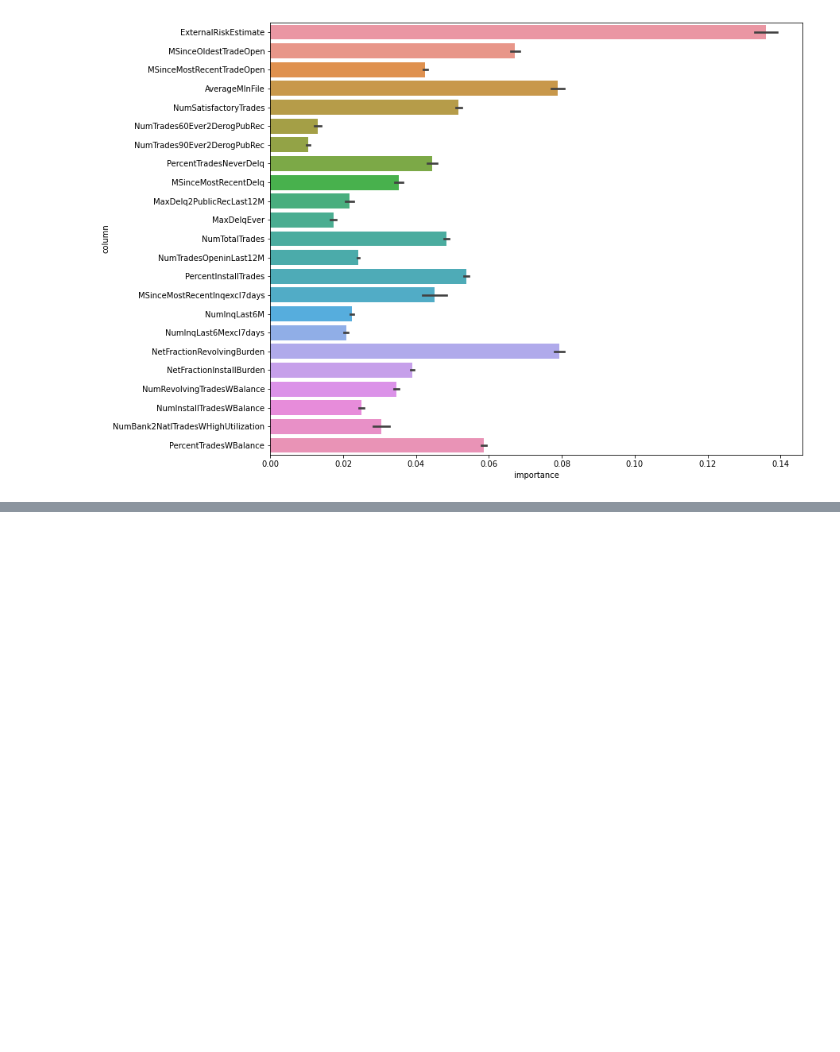
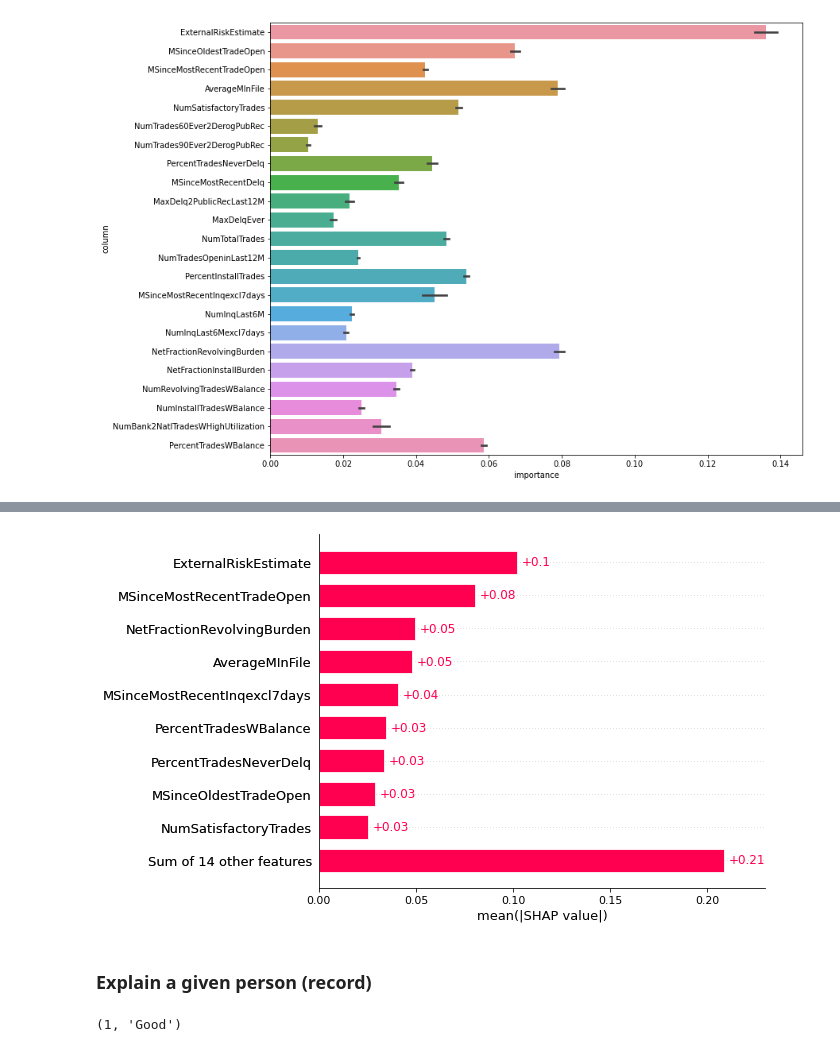
Before and after one commit to pavopax/fico-challenge, a Jupyter notebook: analysis.ipynb, the cells around one changed output, grey strips where cells are left out. Drawn from its saved outputs; the diff is of its cells as text; code cells hidden in the pictures; blank space fills up the shorter version.

```diff
--- a/analysis.ipynb
+++ b/analysis.ipynb
@@ -171,0 +209,14 @@ sns.barplot(data=coefs_df, x='importance', y='column', estimator=np.mean, ci='sd
+# %%
+shap.plots.bar(shap_values)
+# %% [output]
+[figure, added]
+# %% [markdown]
+### Explain a given person (record)
+# %%
+# which record to predict?
+i = 6
+
+# observed target
+y[i], le.inverse_transform(y)[i]
+# %% [output]
+(1, 'Good')
```
Also changed, not shown: parts of 11 cells of this notebook.
